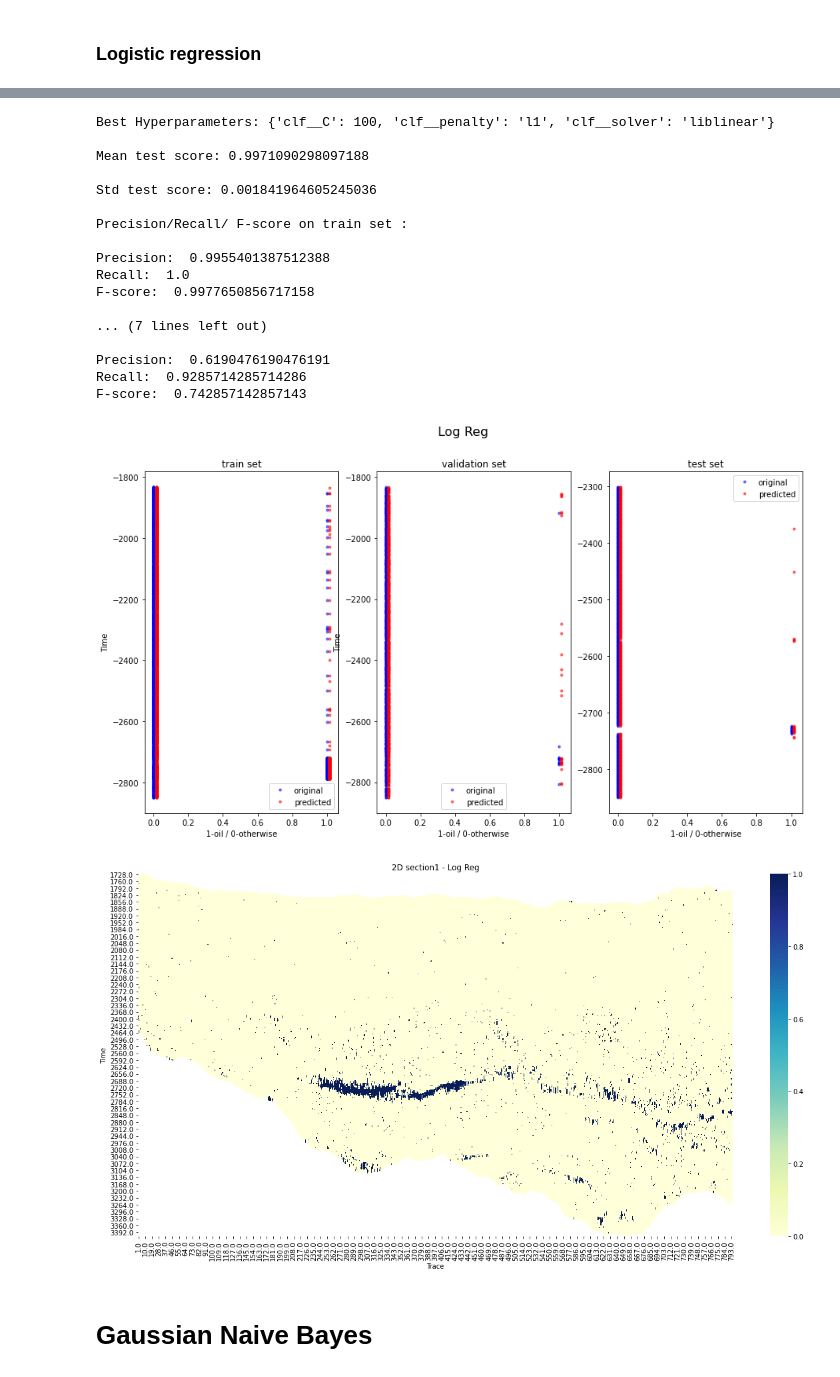
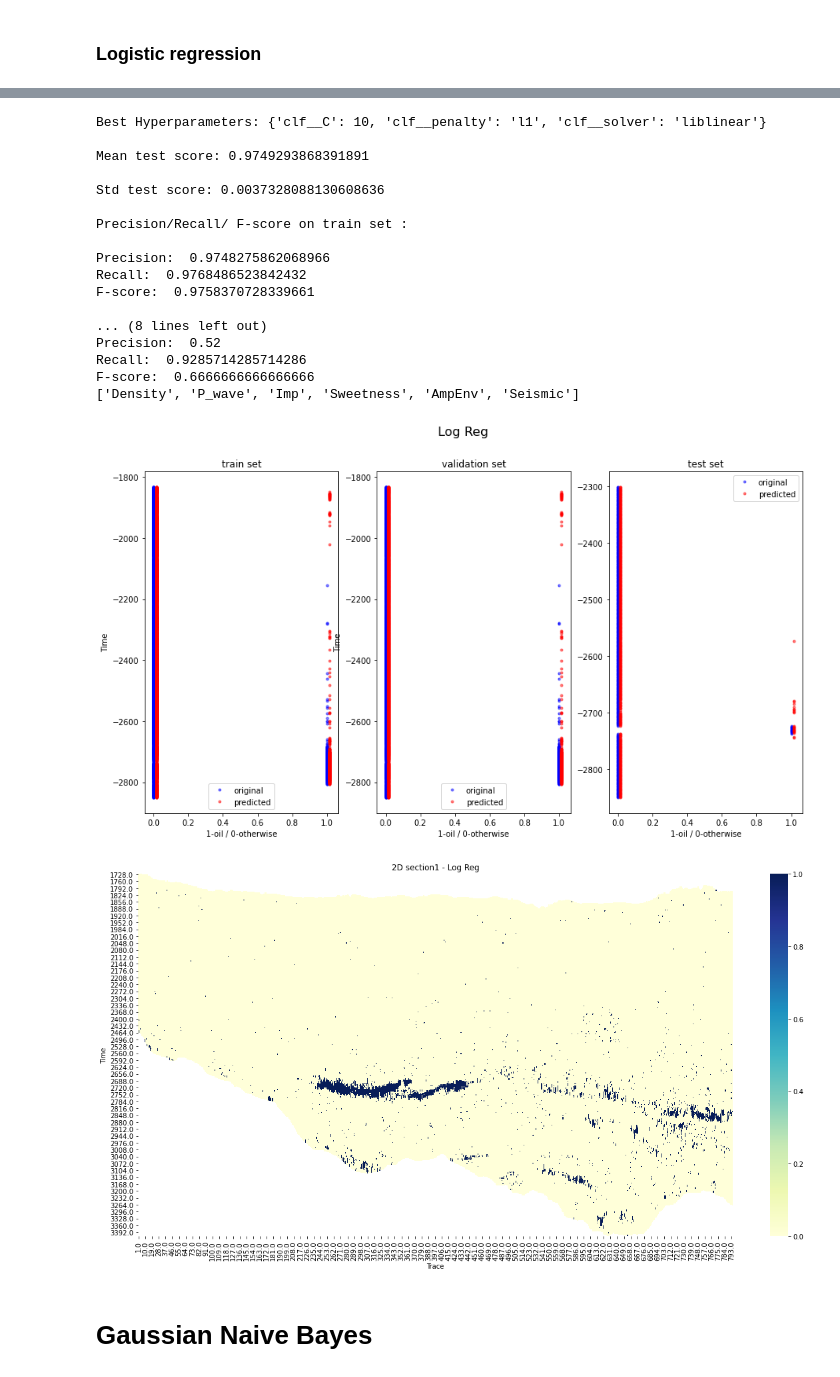
Before and after one commit to Uche047/Geo-python, a Jupyter notebook: fourWells.ipynb, the cells around one changed output, grey strips where cells are left out. Cells and saved outputs as stored; diff of their text form; code cells hidden in the pictures.

```diff
--- a/fourWells.ipynb
+++ b/fourWells.ipynb
@@ -18,7 +18,7 @@ import seaborn as sb
 interval= True
 WS_level=0.8
 make_gridsearch=True
-make_kfold=True
+make_kfold=False
 K_folds=5
 # %%
 from sklearn.model_selection import train_test_split
@@ -388,7 +388,7 @@ Columns that exist in both 2d seismic and data for wells.
 features = log_seismic_df.columns.intersection(section_stack_df.columns).to_list()
 features
 # features = ['Density', 'P_wave','Imp' ,'Porosity', 'V_clay'] #FOR 3D SECTION AND 2D SECTION WITH WELLS ABSENT
-features = ['Density', 'P_wave','Imp','Sweetness','AmpEnv','Seismic',]
+features = ['Density', 'P_wave','Imp','Sweetness','AmpEnv','Seismic','Time']
 # %%
 # Using Pearson Correlation
 #cor = log_seismic_df.corr()
@@ -544,14 +546,0 @@ if (inbalance == True):
-# %%
-if (inbalance == True):
-    # Creating mirror X_train data with time feature useful as index for plotting purposes only
-    #SM = SMOTE(random_state=42)
-    #smt = SMOTETomek(random_state=42)
-    sme = SMOTEENN(random_state=42)
-    #sm_nc = SMOTENC(categorical_features=[0])
-    fakeData = data
-    fakeFeatures = ['Density', 'P_wave','Imp','Sweetness','AmpEnv','Seismic', 'Time']
-    X_fake = fakeData[fakeFeatures]
-    y_fake = fakeData['target']
-    X_train_fake, X_val_fake, y_train_fake, y_val_fake = train_test_split(X_fake, y_fake, test_size=0.3 , random_state=42)
-    X_train_fake,y_train_fake = sme.fit_resample(X_train_fake,y_train_fake)
-    X_train_fake
@@ -650,11 +677,19 @@ def plot_real_predicted(X_train, y_train, y_train_pred, X_val, y_val, y_val_pred
         logs_train = X_train_fake
 
     else:
-        logs_train = data
+        logs_train  = data
+        logs = data
+
+    if (make_kfold == True):
+        logs_train  = X_fake
+        logs = X_fake
+
+
 
     #plot y_train Vs y_train_pred
-    ax[0].plot(y_train,-logs_train.loc[X_train.index.to_list()]['Time'], 'b.' , alpha=0.5) # notice logs_train modification to original code
-    ax[0].plot(y_train_pred+0.015,-logs_train.loc[y_train.index.to_list()]['Time'], 'r.' , alpha=0.5) # notice logs_train modification to original code
+    # notice logs_train modification to original code
+    ax[0].plot(y_train,-logs_train.loc[X_train.index.to_list()]['Time'], 'b.' , alpha=0.5)
+    ax[0].plot(y_train_pred+0.015,-logs_train.loc[y_train.index.to_list()]['Time'], 'r.' , alpha=0.5)
     ax[0].legend(['original', 'predicted']);
     ax[0].set_xlabel('1-oil / 0-otherwise');
     ax[0].set_ylabel('Time');
@@ -813,32 +897,34 @@ F-score:  0.742857142857143
 # %%
-make_kfold1=True
-if make_kfold1==True:
-    result=kfold_gridsearch_function(log_reg, log_reg_params,  X_train, y_train, K_folds)
-    output_function(result, 'Log Reg', X_train, y_train, X_val, y_val, X_test, y_test)
+make_kfold=True
+if make_kfold==True:
+    if inbalance == True: smoteKfoldVisualizer()
+    result=kfold_gridsearch_function(log_reg, log_reg_params,  X, y, K_folds)
+    output_function(result, 'Log Reg', X, y, X, y, X_test, y_test)
 
     # save model to the .pkl file
     filename = 'log_reg_kfold.pkl'
     pickle.dump(result, open(models_loc+filename, 'wb'))
+make_kfold=False
 # %% [output]
-Best Hyperparameters: {'clf__C': 100, 'clf__penalty': 'l1', 'clf__solver': 'liblinear'}
+Best Hyperparameters: {'clf__C': 10, 'clf__penalty': 'l1', 'clf__solver': 'liblinear'}
 
-Mean test score: 0.9971090298097188
+Mean test score: 0.9749293868391891
 
-Std test score: 0.001841964605245036
+Std test score: 0.0037328088130608636
 
 Precision/Recall/ F-score on train set :
 
-Precision:  0.9955401387512388
-Recall:  1.0
-F-score:  0.9977650856717158
+Precision:  0.9748275862068966
+Recall:  0.9768486523842432
+F-score:  0.9758370728339661
 
-... (7 lines left out)
-
-Precision:  0.6190476190476191
+... (8 lines left out)
+Precision:  0.52
 Recall:  0.9285714285714286
-F-score:  0.742857142857143
+F-score:  0.6666666666666666
+['Density', 'P_wave', 'Imp', 'Sweetness', 'AmpEnv', 'Seismic']
-[figure, old version]
+[figure, new version]
-[figure, old version]
+[figure, new version]
 # %% [markdown]
 # Gaussian Naive Bayes
 # %%
```
Also changed, not shown: parts of 32 cells of this notebook, 26 other files.
